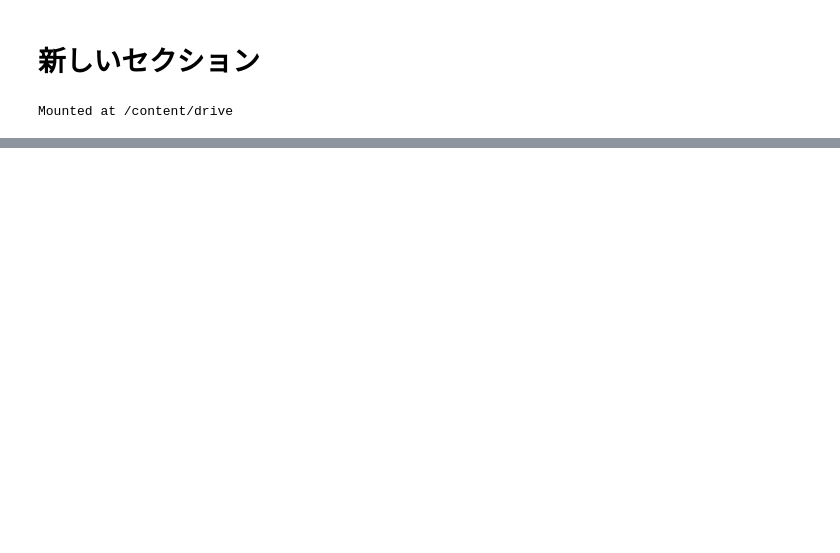
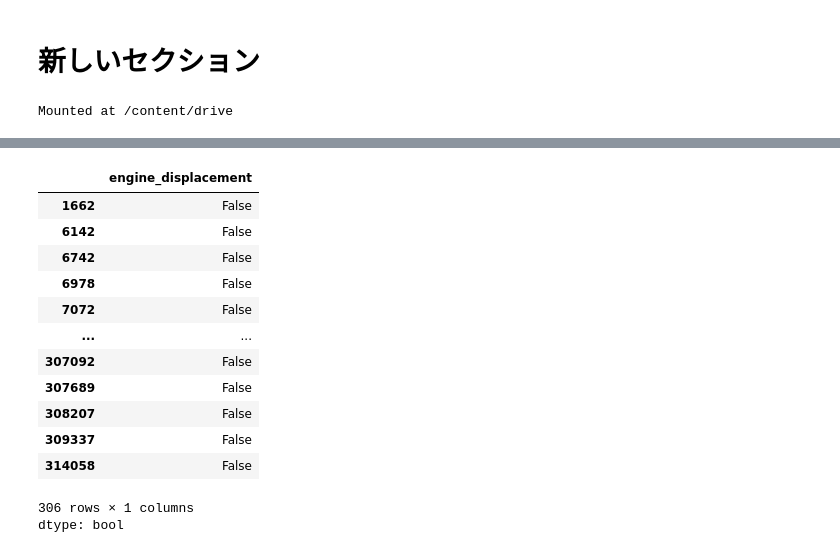
Before and after one commit to Lattemelia/Portforio, a Jupyter notebook: demand forecasting1.ipynb, the cells around one changed output, grey strips where cells are left out. Saved outputs shown, nothing was run; the diff lists cells and outputs as text; code cells hidden in the pictures; blank space fills up the shorter version.

```diff
--- a/demand forecasting1.ipynb
+++ b/demand forecasting1.ipynb
@@ -68,0 +163,17 @@ marged_df[["engine_displacement", "engine_type"]] = marged_df["extracted_engine"
+# %%
+marged_df.loc[marged_df["engine_displacement"].isin(["111.2Ah","Battery","Dual","Standard"]),"engine_displacement"] == "Electric"
+# %% [output]
+|  | engine_displacement |
+| 1662 | False |
+| 6142 | False |
+| 6742 | False |
+| 6978 | False |
+| 7072 | False |
+| ... | ... |
+| 307092 | False |
+| 307689 | False |
+| 308207 | False |
+| 309337 | False |
+| 314058 | False |
+306 rows × 1 columns
+dtype: bool
```
Also changed, not shown: parts of 9 cells of this notebook.
